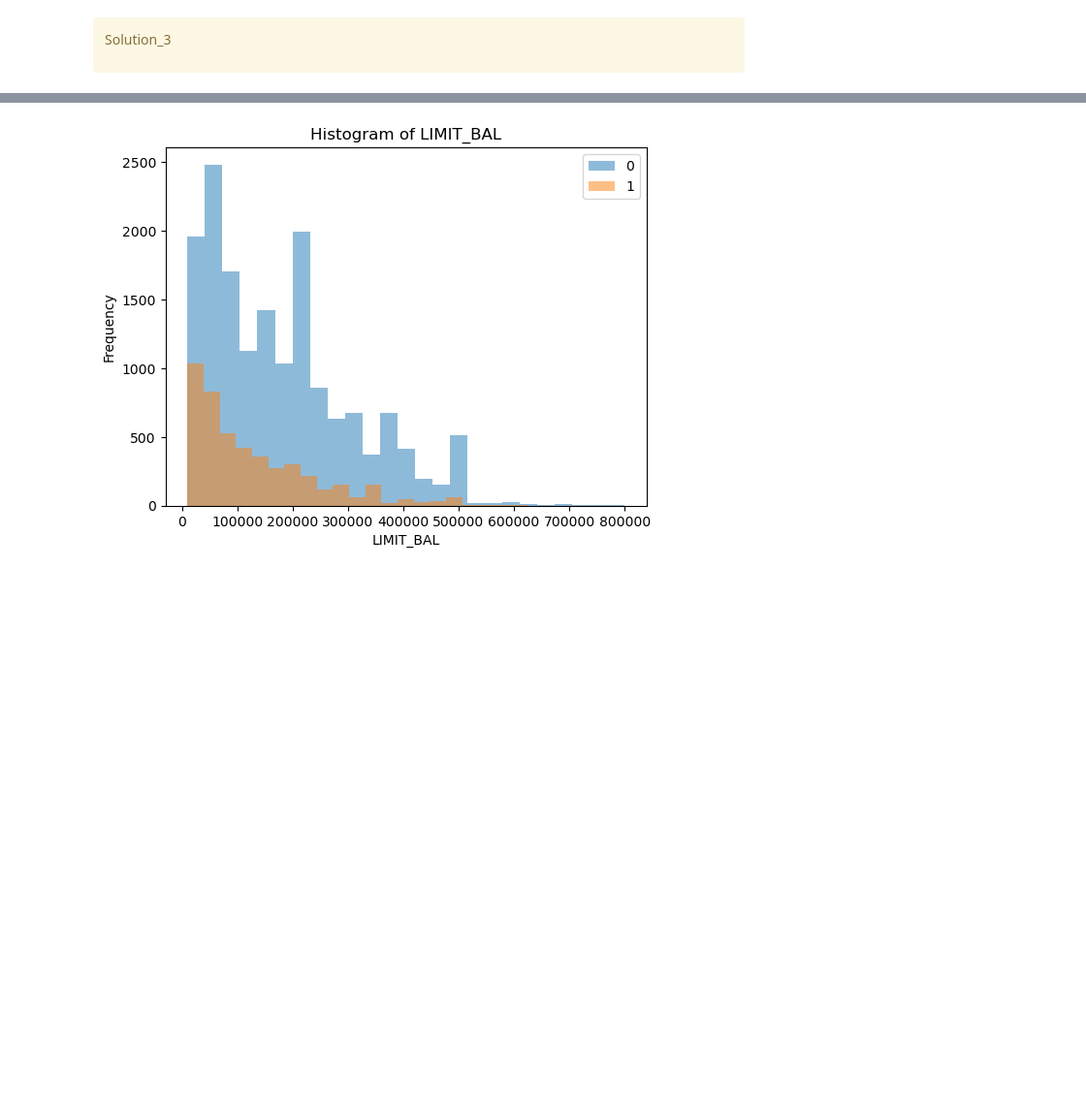
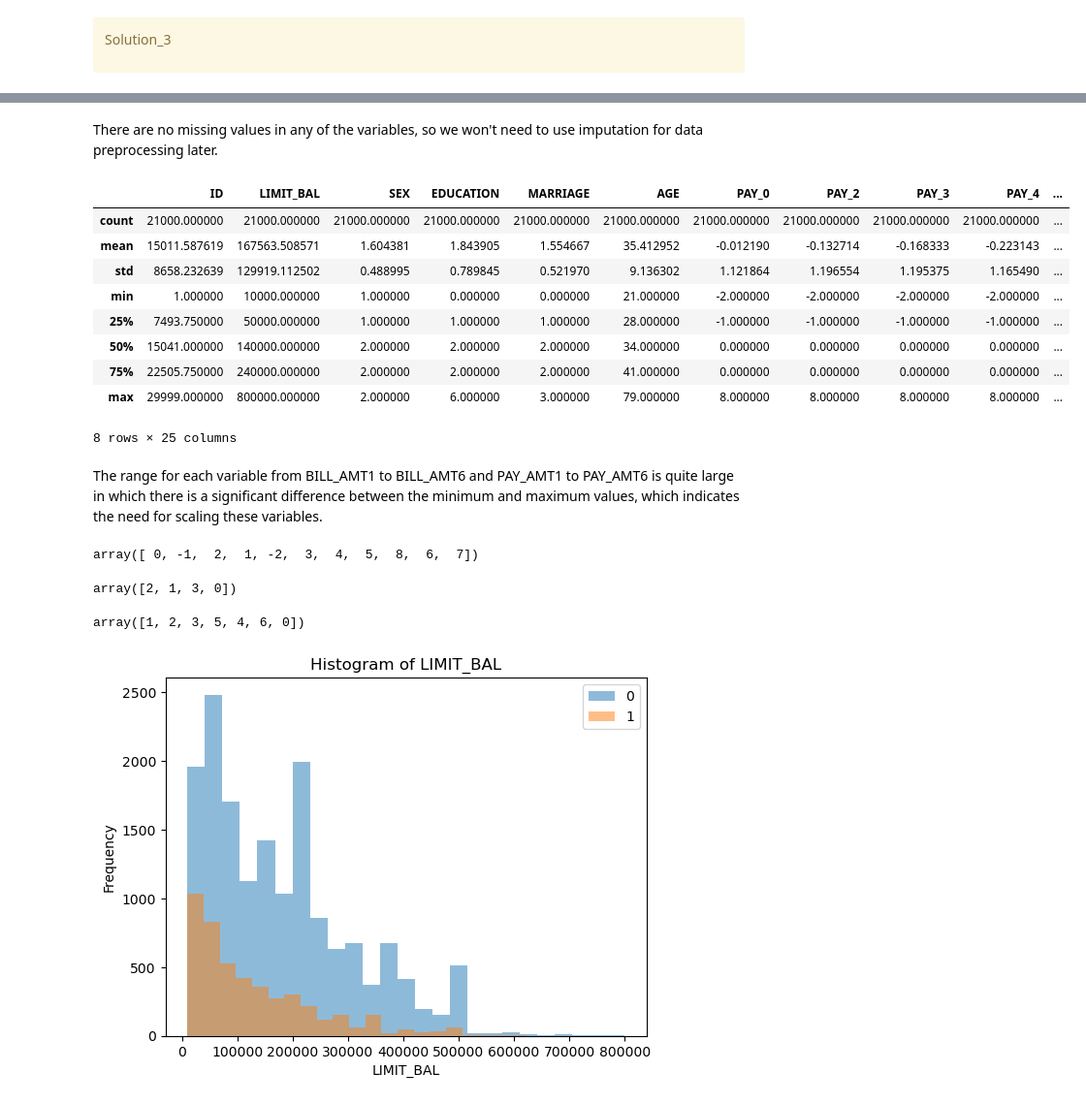
Before and after one commit to ShenranTomWang/CPSC330HW, a Jupyter notebook: hw5.ipynb, the cells around one changed output, grey strips where cells are left out. Shown at 97% size. Cells and saved outputs as stored; diff of their text form; code cells hidden in the pictures; blank space fills up the shorter version.

```diff
--- a/hw5.ipynb
+++ b/hw5.ipynb
@@ -180 +202,30 @@ plot_cols = ["LIMIT_BAL", "EDUCATION", "BILL_AMT6"]      # With higher credit an
+# %% [markdown]
+There are no missing values in any of the variables, so we won't need to use imputation for data preprocessing later.
+# %%
+train_df.describe(include="all")
+# %% [output]
+|  | ID | LIMIT_BAL | SEX | EDUCATION | MARRIAGE | AGE | PAY_0 | PAY_2 | PAY_3 | PAY_4 | ... |
+| count | 21000.000000 | 21000.000000 | 21000.000000 | 21000.000000 | 21000.000000 | 21000.000000 | 21000.000000 | 21000.000000 | 21000.000000 | 21000.000000 | ... |
+| mean | 15011.587619 | 167563.508571 | 1.604381 | 1.843905 | 1.554667 | 35.412952 | -0.012190 | -0.132714 | -0.168333 | -0.223143 | ... |
+| std | 8658.232639 | 129919.112502 | 0.488995 | 0.789845 | 0.521970 | 9.136302 | 1.121864 | 1.196554 | 1.195375 | 1.165490 | ... |
+| min | 1.000000 | 10000.000000 | 1.000000 | 0.000000 | 0.000000 | 21.000000 | -2.000000 | -2.000000 | -2.000000 | -2.000000 | ... |
+| 25% | 7493.750000 | 50000.000000 | 1.000000 | 1.000000 | 1.000000 | 28.000000 | -1.000000 | -1.000000 | -1.000000 | -1.000000 | ... |
+| 50% | 15041.000000 | 140000.000000 | 2.000000 | 2.000000 | 2.000000 | 34.000000 | 0.000000 | 0.000000 | 0.000000 | 0.000000 | ... |
+| 75% | 22505.750000 | 240000.000000 | 2.000000 | 2.000000 | 2.000000 | 41.000000 | 0.000000 | 0.000000 | 0.000000 | 0.000000 | ... |
+| max | 29999.000000 | 800000.000000 | 2.000000 | 6.000000 | 3.000000 | 79.000000 | 8.000000 | 8.000000 | 8.000000 | 8.000000 | ... |
+8 rows × 25 columns
+# %% [markdown]
+The range for each variable from BILL_AMT1 to BILL_AMT6 and PAY_AMT1 to PAY_AMT6 is quite large in which there is a significant difference between the minimum and maximum values, which indicates the need for scaling these variables.
+# %%
+train_df["PAY_0"].unique()
+# %% [output]
+array([ 0, -1,  2,  1, -2,  3,  4,  5,  8,  6,  7])
+# %%
+train_df["MARRIAGE"].unique()
+# %% [output]
+array([2, 1, 3, 0])
+# %%
+train_df["EDUCATION"].unique()
+# %% [output]
+array([1, 2, 3, 5, 4, 6, 0])
 # %%
```
Also changed, not shown: parts of 33 cells of this notebook.
